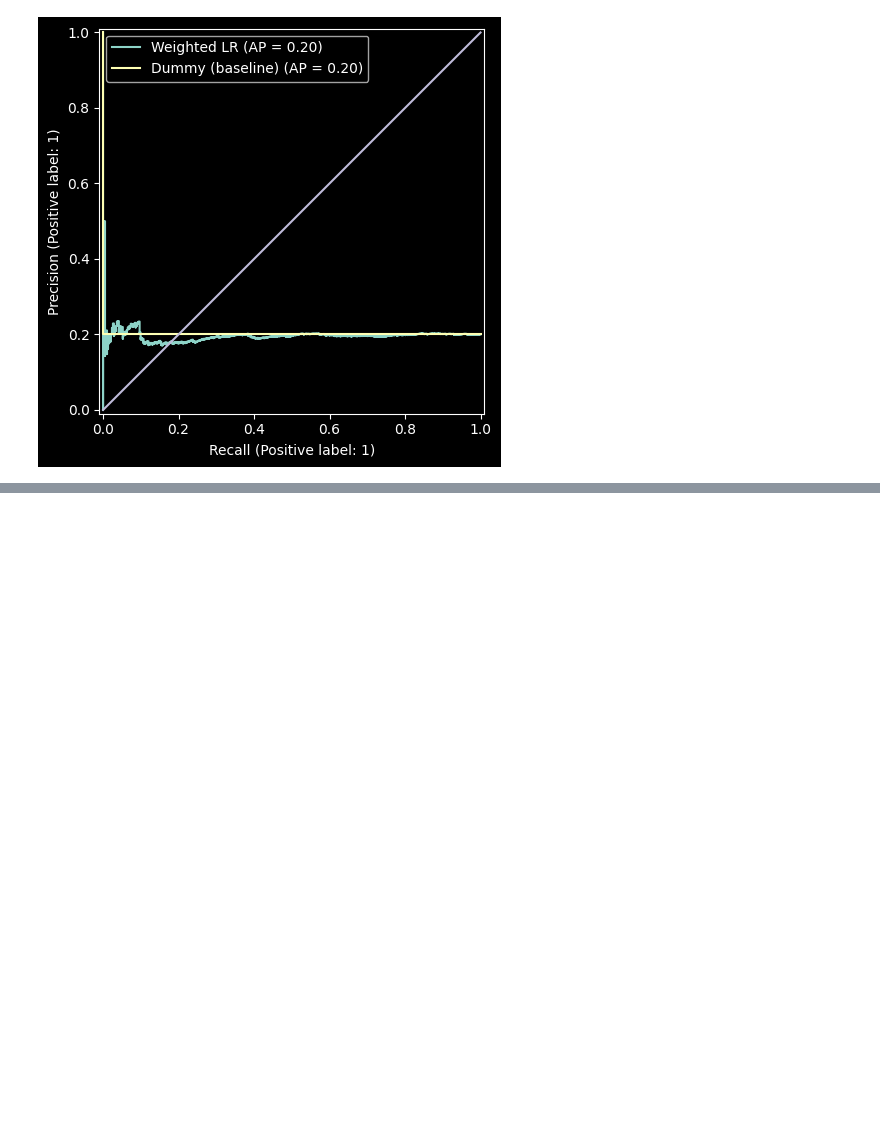
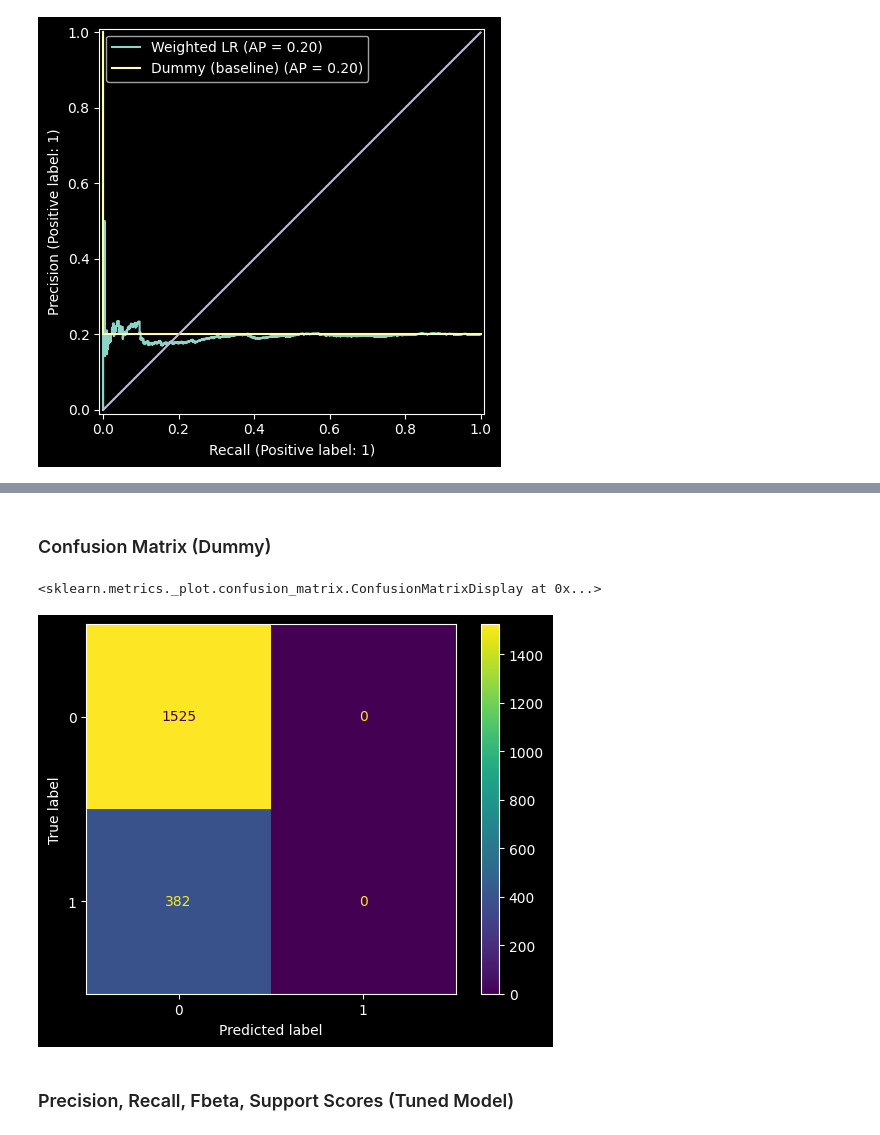
Before and after one commit to gbell6/heart_disease_prediction, a Jupyter notebook: analysis.ipynb, the cells around one changed output, grey strips where cells are left out. Drawn from its saved outputs; the diff is of its cells as text; code cells hidden in the pictures; blank space fills up the shorter version.

```diff
--- a/analysis.ipynb
+++ b/analysis.ipynb
@@ -48,0 +56,9 @@ plt.legend()
+# %% [markdown]
+### Confusion Matrix (Dummy)
+# %%
+ConfusionMatrixDisplay.from_estimator(dummy, X_test, y_test)
+# %% [output]
+<sklearn.metrics._plot.confusion_matrix.ConfusionMatrixDisplay at 0x...>
+[figure, added]
+# %% [markdown]
+### Precision, Recall, Fbeta, Support Scores (Tuned Model)
```
Also changed, not shown: parts of 4 cells of this notebook.
